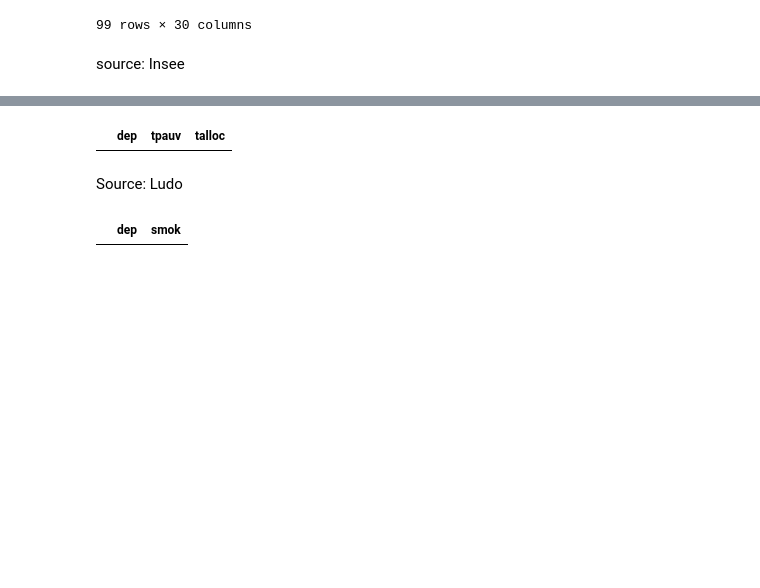
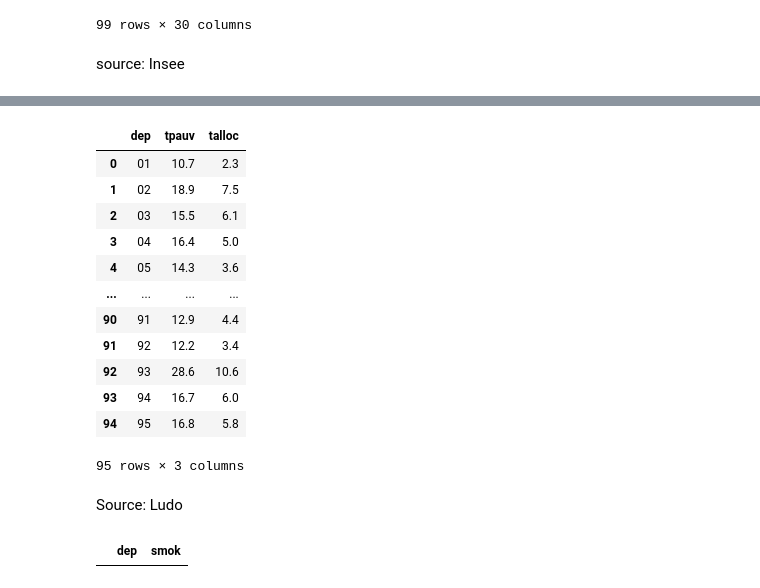
Before and after one commit to limiteinductive/elaine_and_the_gentle_boyz, a Jupyter notebook: notebooks/process_dataset.ipynb, the cells around one changed output, grey strips where cells are left out. Drawn from its saved outputs; the diff is of its cells as text; code cells hidden in the pictures; blank space fills up the shorter version.

```diff
--- a/notebooks/process_dataset.ipynb
+++ b/notebooks/process_dataset.ipynb
@@ -163,8 +161,8 @@ li = pd.read_csv(PATH+'low_income.csv', sep=';')
 li = (li
     .iloc[:, :-9]
     .T
-    .drop(['Critère']+[x for x in test.index if x.upper()==x])
 )
+li.drop(['Critère']+[x for x in li.index if x.upper()==x], inplace=True)
 li['lib_dep'] = li.index
 li = li.merge(nom_dep)[['dep', 0, 1]]
 li.columns = ['dep', 'tpauv', 'talloc']
@@ -181,4 +181,16 @@ li
 |  | dep | tpauv | talloc |
+| 0 | 01 | 10.7 | 2.3 |
+| 1 | 02 | 18.9 | 7.5 |
+| 2 | 03 | 15.5 | 6.1 |
+| 3 | 04 | 16.4 | 5.0 |
+| 4 | 05 | 14.3 | 3.6 |
+| ... | ... | ... | ... |
+| 90 | 91 | 12.9 | 4.4 |
+| 91 | 92 | 12.2 | 3.4 |
+| 92 | 93 | 28.6 | 10.6 |
+| 93 | 94 | 16.7 | 6.0 |
+| 94 | 95 | 16.8 | 5.8 |
+95 rows × 3 columns
 # %% [markdown]
 Source: Ludo
 # %%
```
Also changed, not shown: parts of 4 cells of this notebook.
